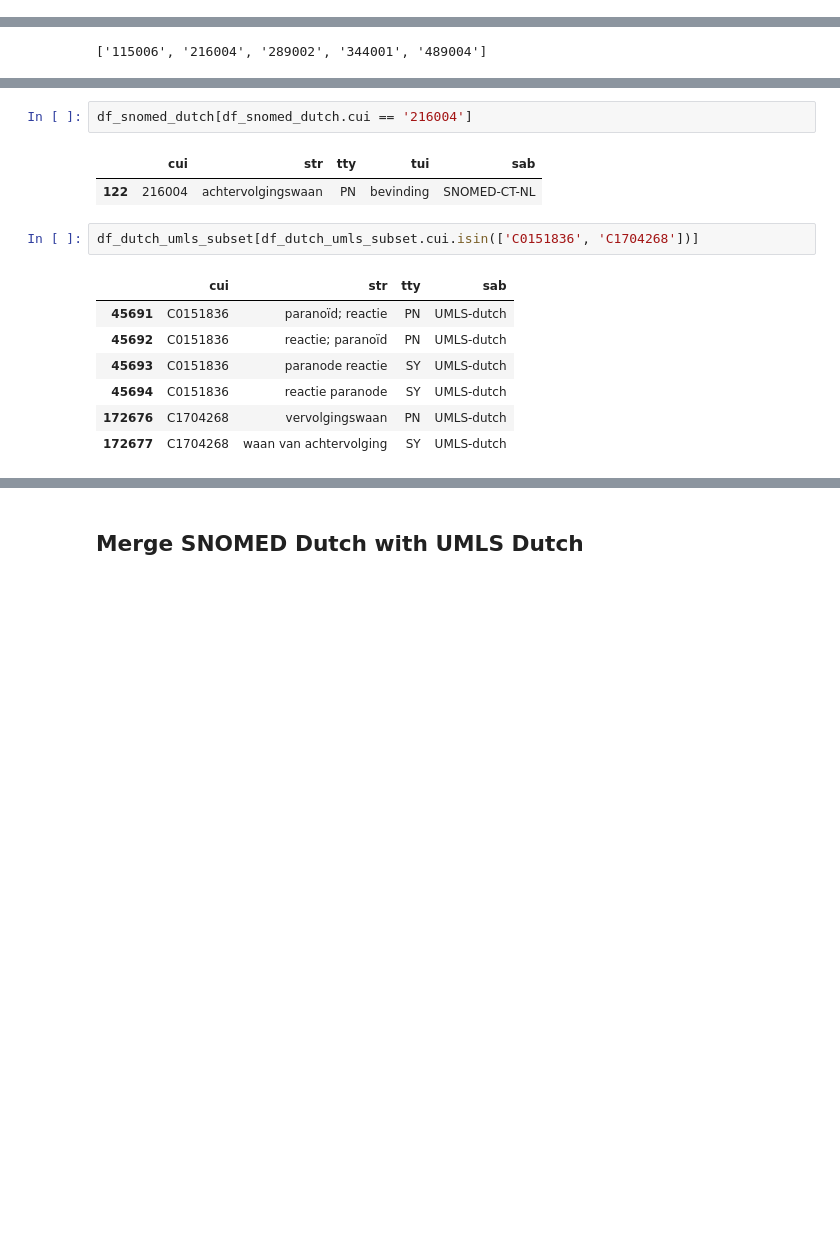
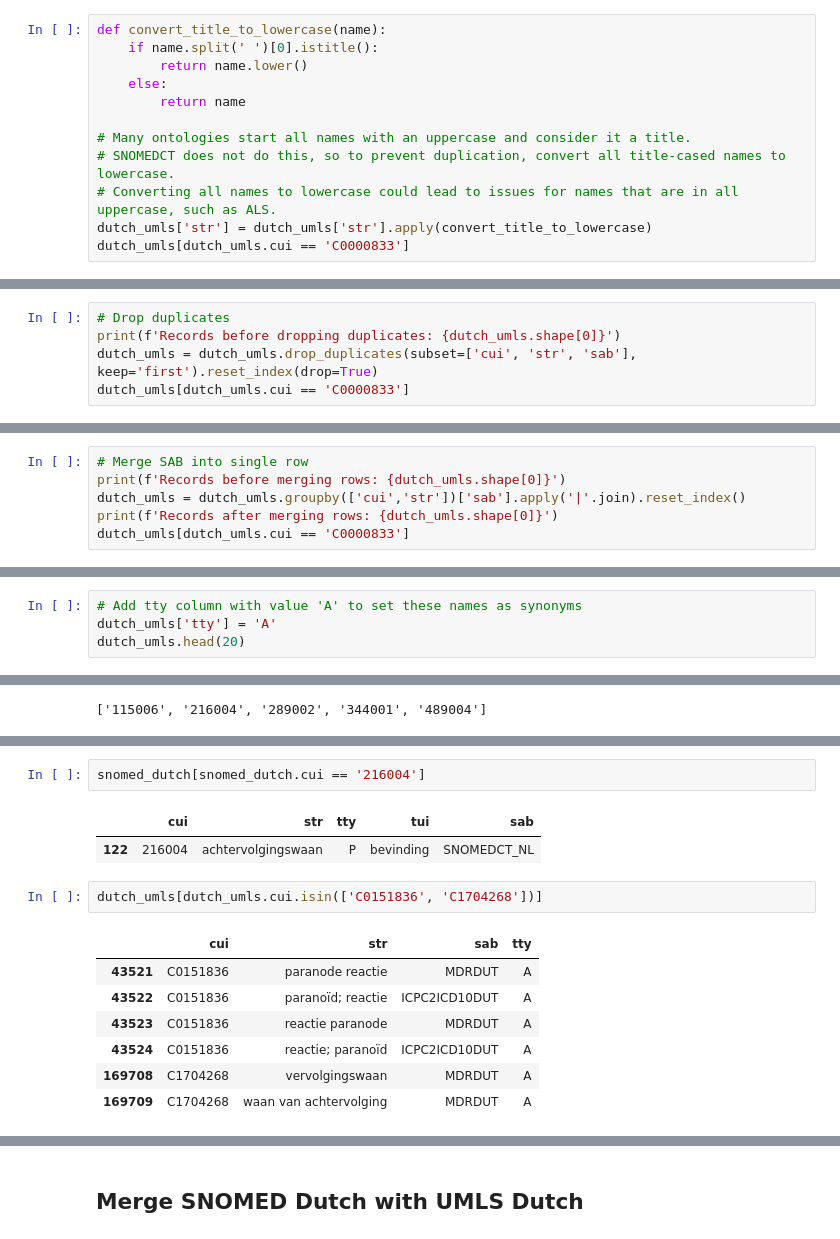
Before and after one commit to umcu/dutch-medical-concepts, a Jupyter notebook: dutch-umls_to_concept-table.ipynb, the cells around one changed output, grey strips where cells are left out. Drawn from its saved outputs; the diff is of its cells as text; blank space fills up the shorter version.

```diff
--- a/dutch-umls_to_concept-table.ipynb
+++ b/dutch-umls_to_concept-table.ipynb
@@ -130,0 +142,12 @@ Records after dropping duplicates: 187795
+# %%
+def convert_title_to_lowercase(name):
+    if name.split(' ')[0].istitle():
+        return name.lower()
+    else:
+        return name
+
+# Many ontologies start all names with an uppercase and consider it a title.
+# SNOMEDCT does not do this, so to prevent duplication, convert all title-cased names to lowercase.
+# Converting all names to lowercase could lead to issues for names that are in all uppercase, such as ALS.
+dutch_umls['str'] = dutch_umls['str'].apply(convert_title_to_lowercase)
+dutch_umls[dutch_umls.cui == 'C0000833']
@@ -130,0 +160,5 @@ Records after dropping duplicates: 187795
+# %%
+# Drop duplicates
+print(f'Records before dropping duplicates: {dutch_umls.shape[0]}')
+dutch_umls = dutch_umls.drop_duplicates(subset=['cui', 'str', 'sab'], keep='first').reset_index(drop=True)
+dutch_umls[dutch_umls.cui == 'C0000833']
@@ -130,0 +190,6 @@ Records after dropping duplicates: 187795
+# %%
+# Merge SAB into single row
+print(f'Records before merging rows: {dutch_umls.shape[0]}')
+dutch_umls = dutch_umls.groupby(['cui','str'])['sab'].apply('|'.join).reset_index()
+print(f'Records after merging rows: {dutch_umls.shape[0]}')
+dutch_umls[dutch_umls.cui == 'C0000833']
@@ -130,0 +201,4 @@ Records after dropping duplicates: 187795
+# %%
+# Add tty column with value 'A' to set these names as synonyms
+dutch_umls['tty'] = 'A'
+dutch_umls.head(20)
@@ -225,18 +307,18 @@ df_snomed_us.head()
 # %%
-df_snomed_dutch[df_snomed_dutch.cui == '216004']
+snomed_dutch[snomed_dutch.cui == '216004']
 # %% [output]
 |  | cui | str | tty | tui | sab |
-| 122 | 216004 | achtervolgingswaan | PN | bevinding | SNOMED-CT-NL |
+| 122 | 216004 | achtervolgingswaan | P | bevinding | SNOMEDCT_NL |
 # %%
-df_dutch_umls_subset[df_dutch_umls_subset.cui.isin(['C0151836', 'C1704268'])]
+dutch_umls[dutch_umls.cui.isin(['C0151836', 'C1704268'])]
 # %% [output]
-|  | cui | str | tty | sab |
-| 45691 | C0151836 | paranoïd; reactie | PN | UMLS-dutch |
-| 45692 | C0151836 | reactie; paranoïd | PN | UMLS-dutch |
-| 45693 | C0151836 | paranode reactie | SY | UMLS-dutch |
-| 45694 | C0151836 | reactie paranode | SY | UMLS-dutch |
-| 172676 | C1704268 | vervolgingswaan | PN | UMLS-dutch |
-| 172677 | C1704268 | waan van achtervolging | SY | UMLS-dutch |
+|  | cui | str | sab | tty |
+| 43521 | C0151836 | paranode reactie | MDRDUT | A |
+| 43522 | C0151836 | paranoïd; reactie | ICPC2ICD10DUT | A |
+| 43523 | C0151836 | reactie paranode | MDRDUT | A |
+| 43524 | C0151836 | reactie; paranoïd | ICPC2ICD10DUT | A |
+| 169708 | C1704268 | vervolgingswaan | MDRDUT | A |
+| 169709 | C1704268 | waan van achtervolging | MDRDUT | A |
 # %% [markdown]
 So SNOMED US has four names for 216004. Three of these names map to C1704268 and one maps to C0151836. In SNOMED NL, there is only one name for this concept. We could map this name to both concepts, to a specific one, or ignore it.
 
```
Also changed, not shown: parts of 76 cells of this notebook, 3 other files.
